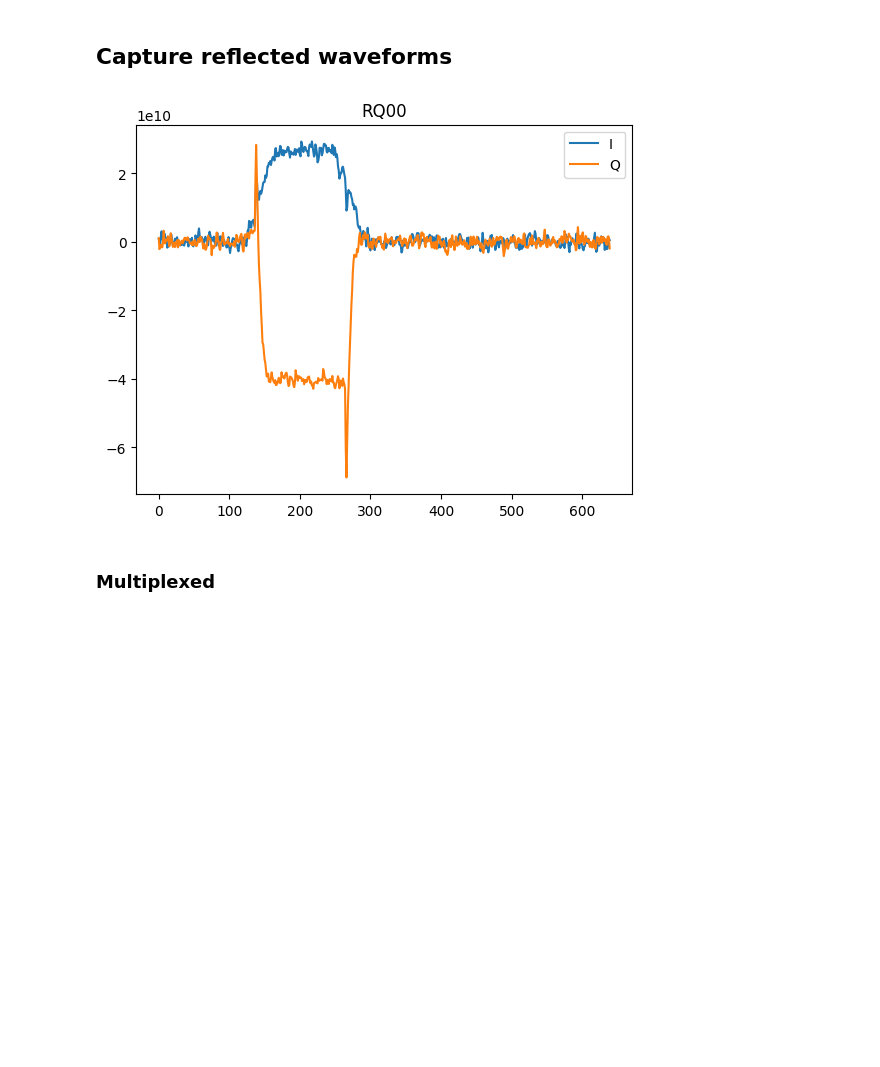
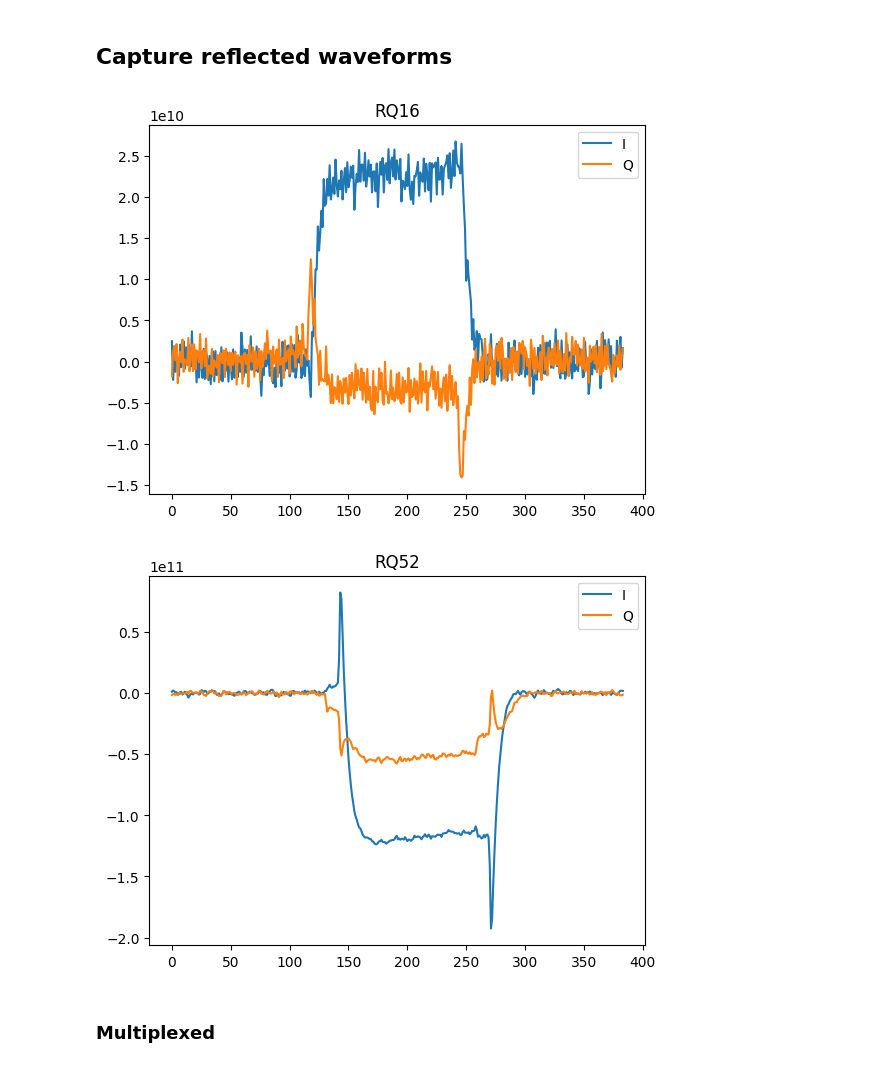
Before and after one commit to qiqb-osaka/qube-calib, a Jupyter notebook: docs/1_measure_waveforms.ipynb, the cells around one changed output. Saved outputs shown, nothing was run; the diff lists cells and outputs as text; code cells hidden in the pictures; blank space fills up the shorter version.

```diff
--- a/docs/1_measure_waveforms.ipynb
+++ b/docs/1_measure_waveforms.ipynb
@@ -71,19 +62,18 @@ box.dump_box()
 # %% [markdown]
 ## Capture noise
 # %%
-capture = Capture(duration=5 * 1024)
+capture = Capture(duration=1024)
 
 with Sequence() as seq:
-    capture.target("RQ00")
-    capture.target("RQ01")
-    capture.target("RQ02")
-    capture.target("RQ03")
+    with Flushleft():
+        capture.target("RQ16")
+        capture.target("RQ52")
 
 qc.add_sequence(seq)
 
 for status, data, config in qc.step_execute(
-    repeats=3000,
-    interval=150 * 1024,
+    repeats=1000,
+    dsp_demodulation=False,
 ):
     for target, iqs in data.items():
         iq = iqs[0].squeeze()
@@ -101,28 +89,29 @@ for status, data, config in qc.step_execute(
 ## Capture reflected waveforms
 # %%
 pulse = Rectangle(duration=1024, amplitude=0.1)
-capture = Capture(duration=5 * 1024)
+capture = Capture(duration=3 * 1024)
 
 with Sequence() as seq:
     with Flushleft():
-        with Series():
-            pulse.target("RQ00")
-        capture.target("RQ00")
+        pulse.scaled(0.5).target("RQ16")
+        pulse.shifted(np.pi).scaled(3).target("RQ52")
+        capture.target("RQ16", "RQ52")
 
 qc.add_sequence(seq)
 
 for status, data, config in qc.step_execute(
     repeats=3000,
     interval=150 * 1024,
 ):
     for target, iqs in data.items():
         iq = iqs[0].squeeze()
         plt.plot(np.real(iq), label="I")
         plt.plot(np.imag(iq), label="Q")
         plt.title(target)
         plt.legend()
         plt.show()
 # %% [output]
-[figure, old version]
+[figure, new version]
+[figure, added]
 # %% [markdown]
 ### Multiplexed
```
Also changed, not shown: parts of 8 cells of this notebook, 4 other files.
